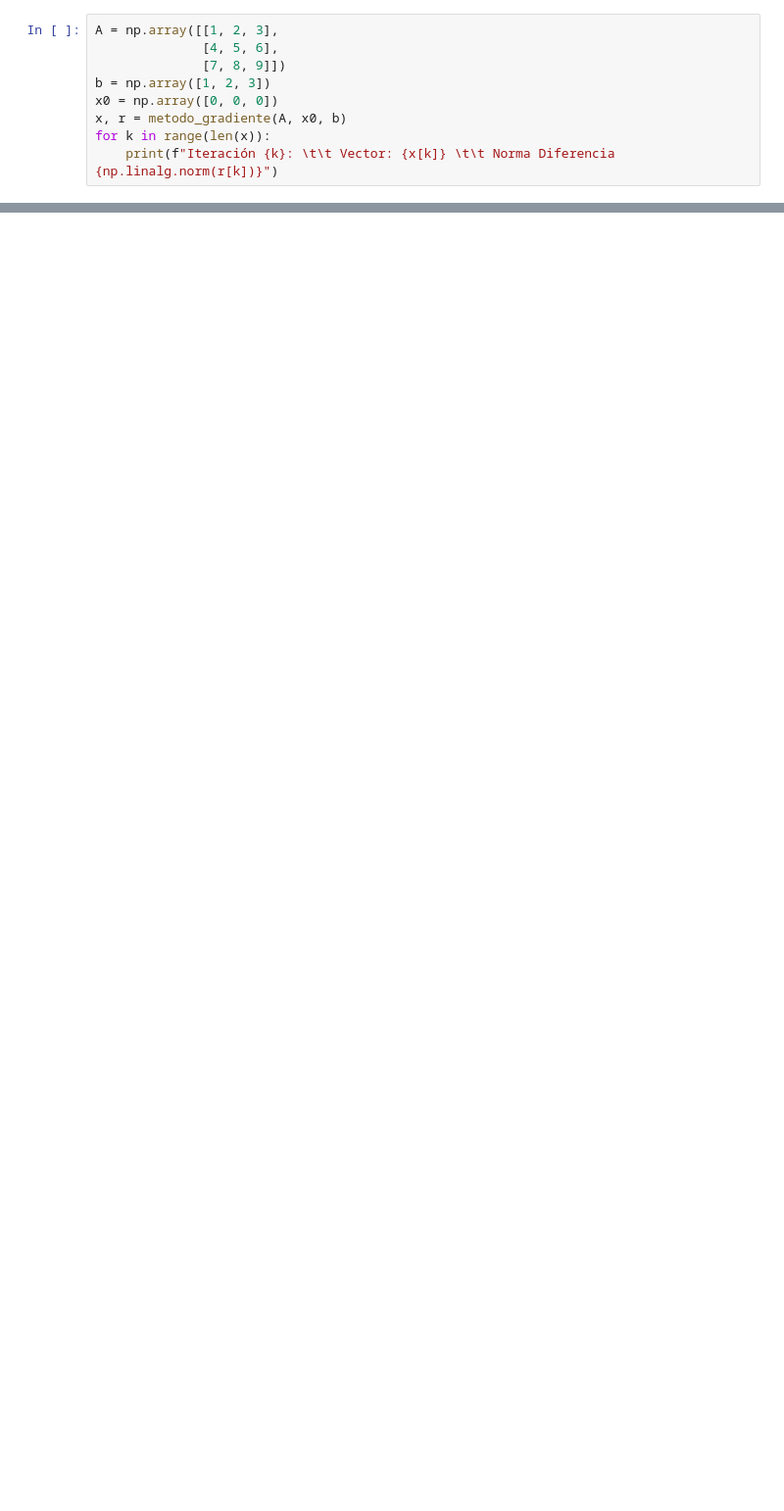
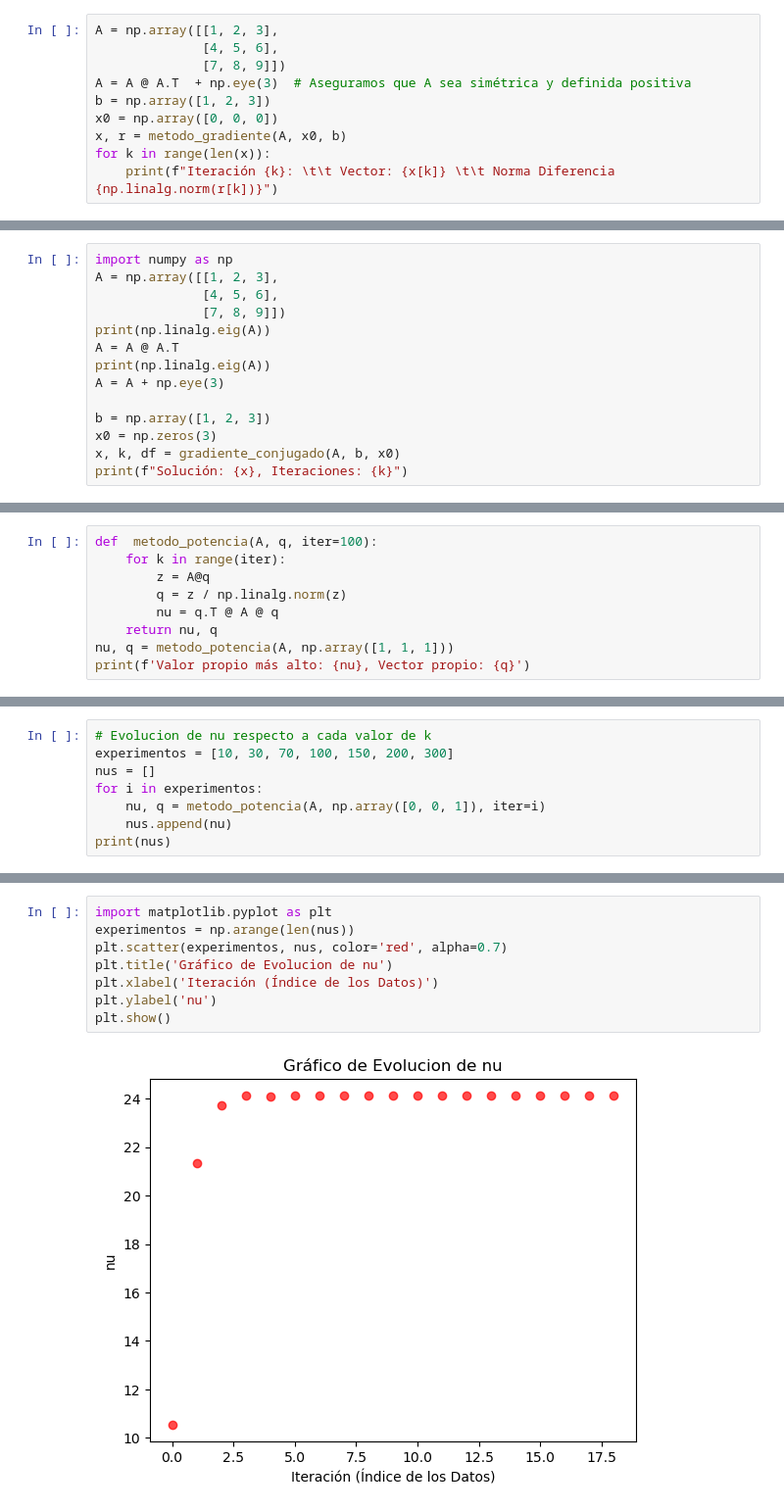
Before and after one commit to Matew3098/ANL_2025A, a Jupyter notebook: grandiente.ipynb, the cells around one changed output, grey strips where cells are left out. Shown at 98% size. Saved outputs shown, nothing was run; the diff lists cells and outputs as text; blank space fills up the shorter version.

Commit message:
gradiente conjugado

```diff
--- a/grandiente.ipynb
+++ b/grandiente.ipynb
@@ -40,6 +62,7 @@ plt.show()
 A = np.array([[1, 2, 3],
               [4, 5, 6],
               [7, 8, 9]])
+A = A @ A.T  + np.eye(3)  # Aseguramos que A sea simétrica y definida positiva
 b = np.array([1, 2, 3])
 x0 = np.array([0, 0, 0])
 x, r = metodo_gradiente(A, x0, b)
@@ -76,0 +135,14 @@ plt.show()
+# %%
+import numpy as np
+A = np.array([[1, 2, 3],
+              [4, 5, 6],
+              [7, 8, 9]])
+print(np.linalg.eig(A))
+A = A @ A.T
+print(np.linalg.eig(A))
+A = A + np.eye(3)
+
+b = np.array([1, 2, 3])
+x0 = np.zeros(3)
+x, k, df = gradiente_conjugado(A, b, x0)
+print(f"Solución: {x}, Iteraciones: {k}")
@@ -76,0 +162,9 @@ plt.show()
+# %%
+def  metodo_potencia(A, q, iter=100):
+    for k in range(iter):
+        z = A@q
+        q = z / np.linalg.norm(z)
+        nu = q.T @ A @ q
+    return nu, q
+nu, q = metodo_potencia(A, np.array([1, 1, 1]))
+print(f'Valor propio más alto: {nu}, Vector propio: {q}')
@@ -76,0 +179,8 @@ plt.show()
+# %%
+# Evolucion de nu respecto a cada valor de k
+experimentos = [10, 30, 70, 100, 150, 200, 300]
+nus = []
+for i in experimentos:
+    nu, q = metodo_potencia(A, np.array([0, 0, 1]), iter=i)
+    nus.append(nu)
+print(nus)
@@ -76,0 +189,10 @@ plt.show()
+# %%
+import matplotlib.pyplot as plt
+experimentos = np.arange(len(nus))
+plt.scatter(experimentos, nus, color='red', alpha=0.7)
+plt.title('Gráfico de Evolucion de nu')
+plt.xlabel('Iteración (Índice de los Datos)')
+plt.ylabel('nu')
+plt.show()
+# %% [output]
+[figure, added]
```
Also changed, not shown: parts of 17 cells of this notebook, 2 other files.
